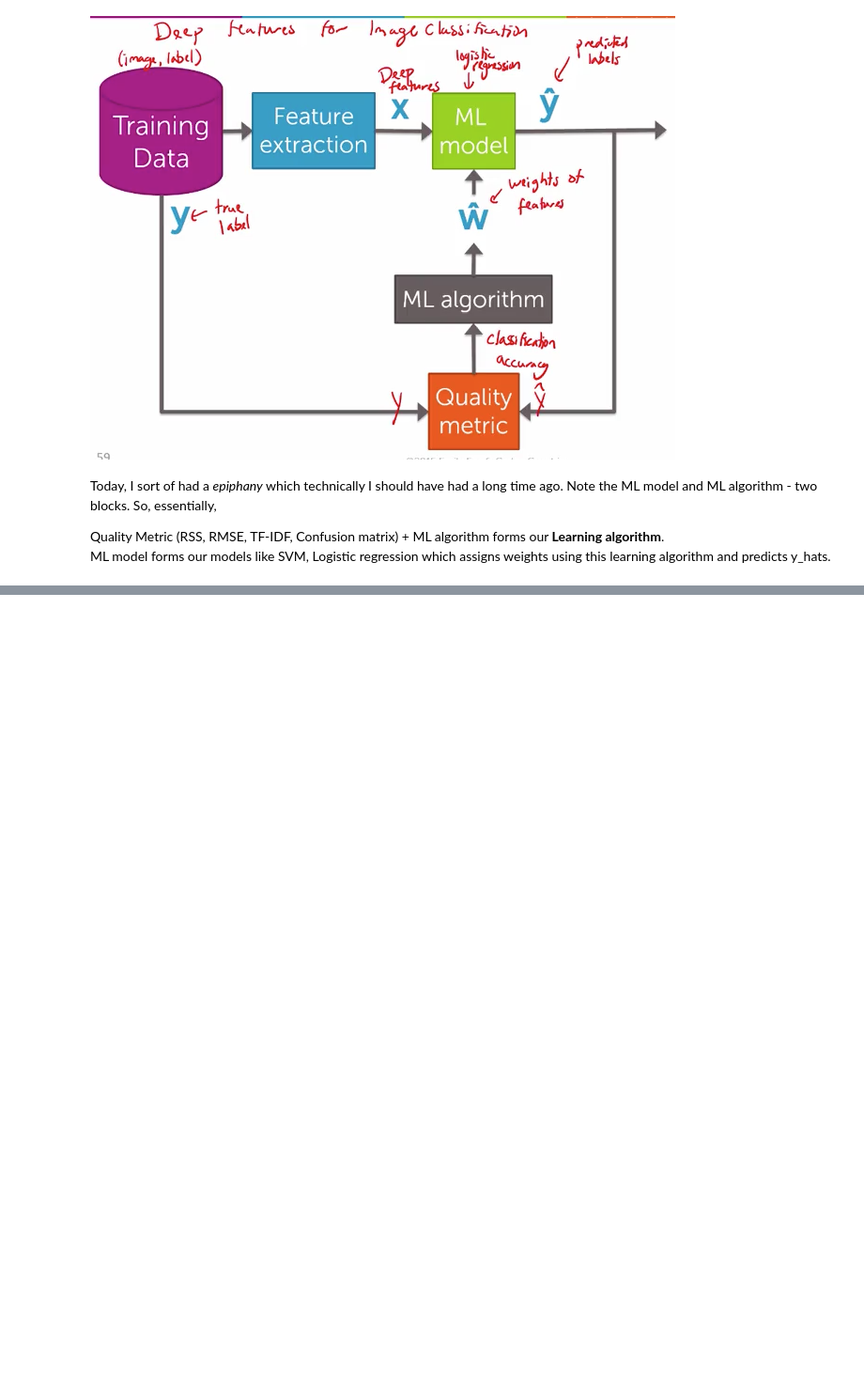
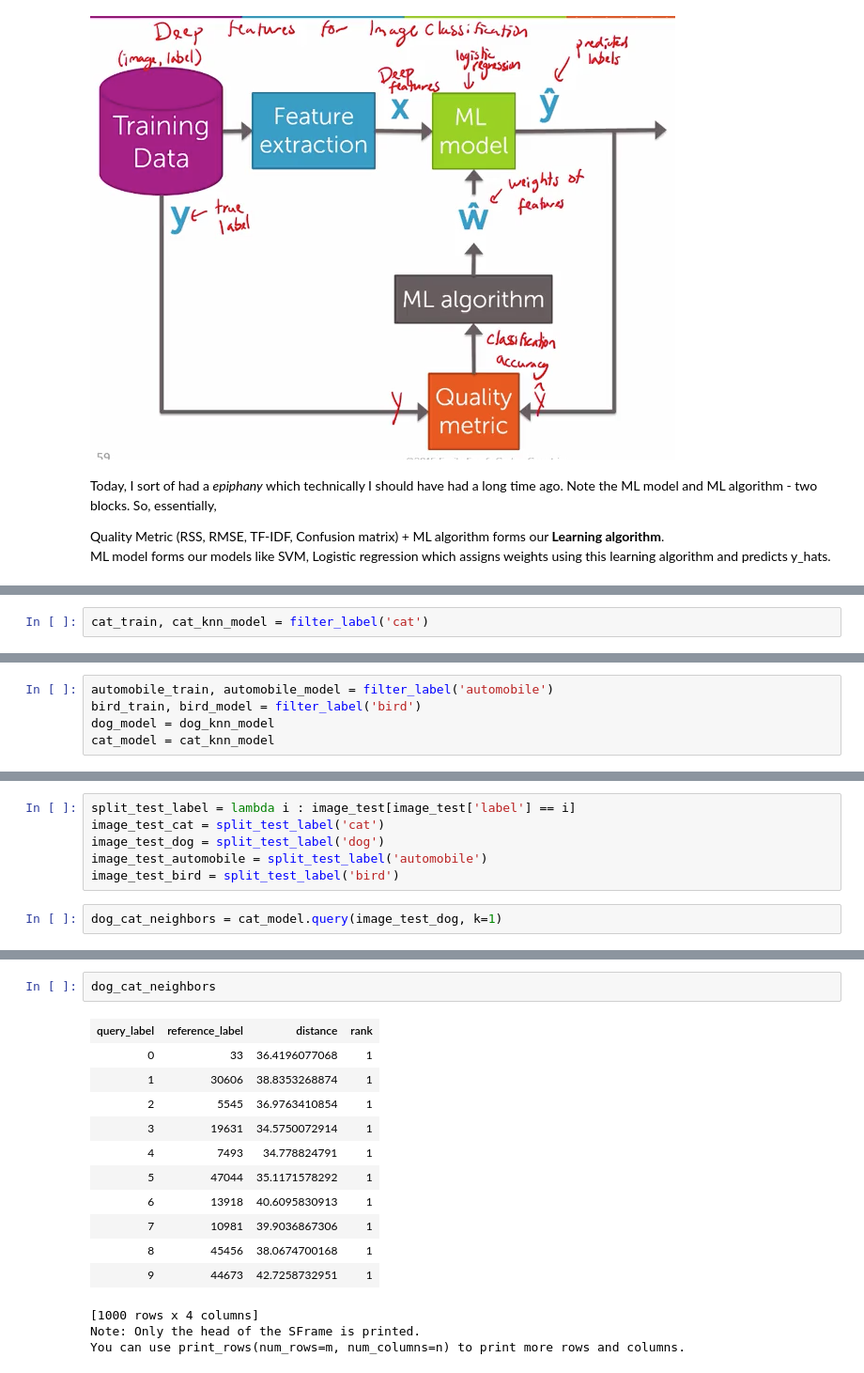
Before and after one commit to sugavaneshb/coursera-ml-mooc, a Jupyter notebook: 1_ml_foundations/course_material/Week 6 - Deep Learning - Searching for Images.ipynb, the cells around one changed output, grey strips where cells are left out. Shown at 94% size. Saved outputs shown, nothing was run; the diff lists cells and outputs as text; blank space fills up the shorter version.

```diff
--- a/1_ml_foundations/course_material/Week 6 - Deep Learning - Searching for Images.ipynb
+++ b/1_ml_foundations/course_material/Week 6 - Deep Learning - Searching for Images.ipynb
@@ -58,0 +398,2 @@ ML model forms our models like SVM, Logistic regression which assigns weights us
+# %%
+cat_train, cat_knn_model = filter_label('cat')
@@ -58,0 +472,5 @@ ML model forms our models like SVM, Logistic regression which assigns weights us
+# %%
+automobile_train, automobile_model = filter_label('automobile')
+bird_train, bird_model = filter_label('bird')
+dog_model = dog_knn_model
+cat_model = cat_knn_model
@@ -58,0 +480,8 @@ ML model forms our models like SVM, Logistic regression which assigns weights us
+# %%
+split_test_label = lambda i : image_test[image_test['label'] == i]
+image_test_cat = split_test_label('cat')
+image_test_dog = split_test_label('dog')
+image_test_automobile = split_test_label('automobile')
+image_test_bird = split_test_label('bird')
+# %%
+dog_cat_neighbors = cat_model.query(image_test_dog, k=1)
@@ -58,0 +499,17 @@ ML model forms our models like SVM, Logistic regression which assigns weights us
+# %%
+dog_cat_neighbors
+# %% [output]
+| query_label | reference_label | distance | rank |
+| 0 | 33 | 36.4196077068 | 1 |
+| 1 | 30606 | 38.8353268874 | 1 |
+| 2 | 5545 | 36.9763410854 | 1 |
+| 3 | 19631 | 34.5750072914 | 1 |
+| 4 | 7493 | 34.778824791 | 1 |
+| 5 | 47044 | 35.1171578292 | 1 |
+| 6 | 13918 | 40.6095830913 | 1 |
+| 7 | 10981 | 39.9036867306 | 1 |
+| 8 | 45456 | 38.0674700168 | 1 |
+| 9 | 44673 | 42.7258732951 | 1 |
+[1000 rows x 4 columns]
+Note: Only the head of the SFrame is printed.
+You can use print_rows(num_rows=m, num_columns=n) to print more rows and columns.
```
Also changed, not shown: parts of 64 cells of this notebook, 1 other file.
